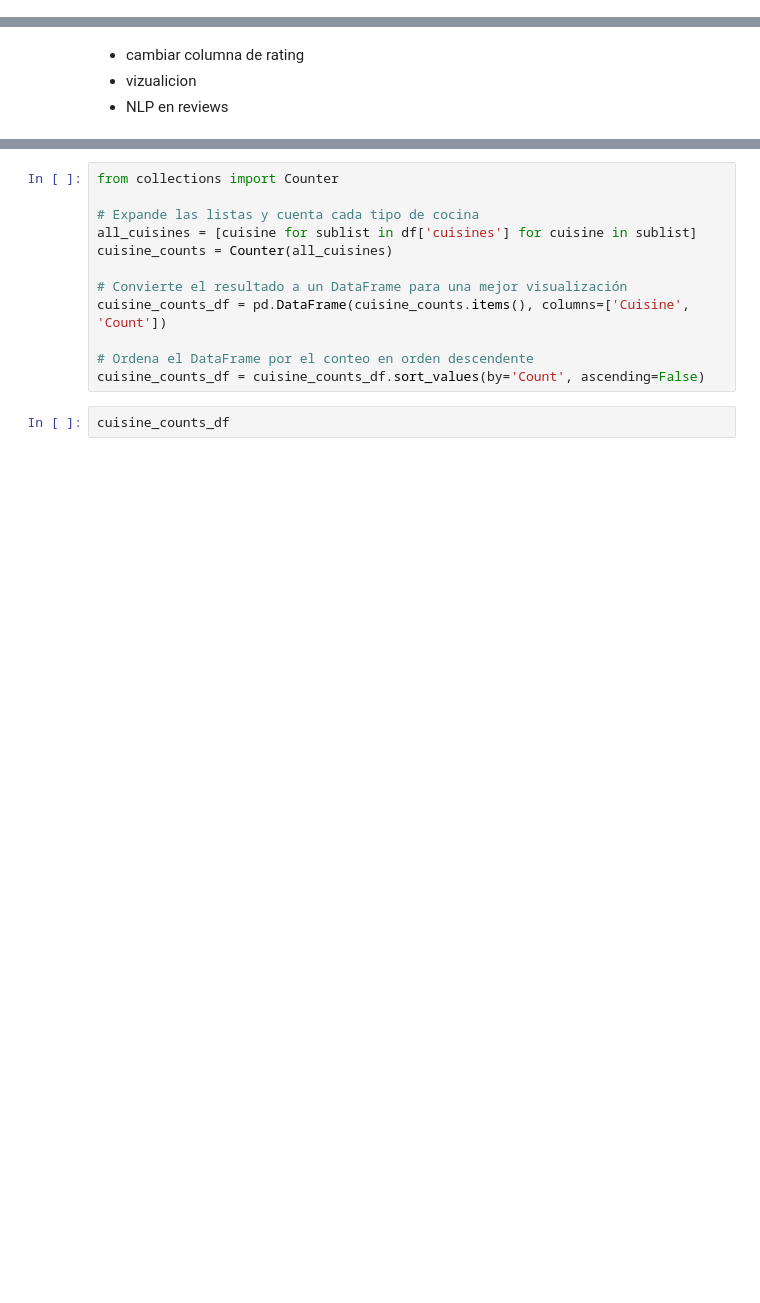
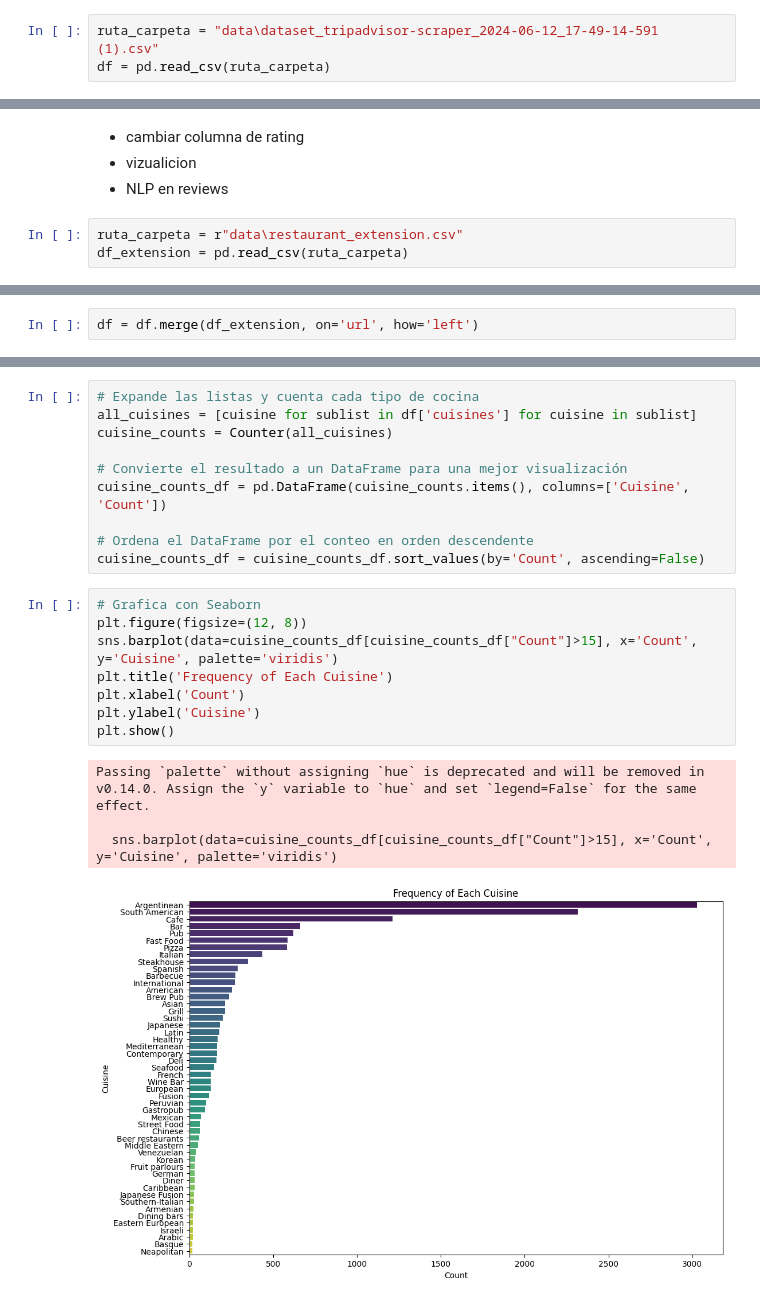
Before and after one commit to MartinaLarrea/App_Eatery, a Jupyter notebook: preprocess.ipynb, the cells around one changed output, grey strips where cells are left out. Cells and saved outputs as stored; diff of their text form; blank space fills up the shorter version.

```diff
--- a/preprocess.ipynb
+++ b/preprocess.ipynb
@@ -19,3 +6,6 @@ except: #Marti
+# %%
+ruta_carpeta = "data\dataset_tripadvisor-scraper_2024-06-12_17-49-14-591 (1).csv"
+df = pd.read_csv(ruta_carpeta)
 # %%
 df.info()
 # %% [output]
@@ -504,3 +492,6 @@ Me concentraría solo en Buenos Aires
 *    cambiar columna de rating
 *   vizualicion
 *   NLP  en reviews
+# %%
+ruta_carpeta = r"data\restaurant_extension.csv"
+df_extension = pd.read_csv(ruta_carpeta)
@@ -506,0 +507,2 @@ Me concentraría solo en Buenos Aires
+# %%
+df = df.merge(df_extension, on='url', how='left')
@@ -507,6 +525,4 @@ Me concentraría solo en Buenos Aires
 # %%
-from collections import Counter
-
 # Expande las listas y cuenta cada tipo de cocina
 all_cuisines = [cuisine for sublist in df['cuisines'] for cuisine in sublist]
 cuisine_counts = Counter(all_cuisines)
@@ -516,5 +532,16 @@ cuisine_counts_df = pd.DataFrame(cuisine_counts.items(), columns=['Cuisine', 'Co
 
 # Ordena el DataFrame por el conteo en orden descendente
 cuisine_counts_df = cuisine_counts_df.sort_values(by='Count', ascending=False)
-# %%
-cuisine_counts_df
+# %%
+# Grafica con Seaborn
+plt.figure(figsize=(12, 8))
+sns.barplot(data=cuisine_counts_df[cuisine_counts_df["Count"]>15], x='Count', y='Cuisine', palette='viridis')
+plt.title('Frequency of Each Cuisine')
+plt.xlabel('Count')
+plt.ylabel('Cuisine')
+plt.show()
+# %% [output]
+Passing `palette` without assigning `hue` is deprecated and will be removed in v0.14.0. Assign the `y` variable to `hue` and set `legend=False` for the same effect.
+
+  sns.barplot(data=cuisine_counts_df[cuisine_counts_df["Count"]>15], x='Count', y='Cuisine', palette='viridis')
+[figure, added]
```
Also changed, not shown: parts of 7 cells of this notebook, 1 other file.
